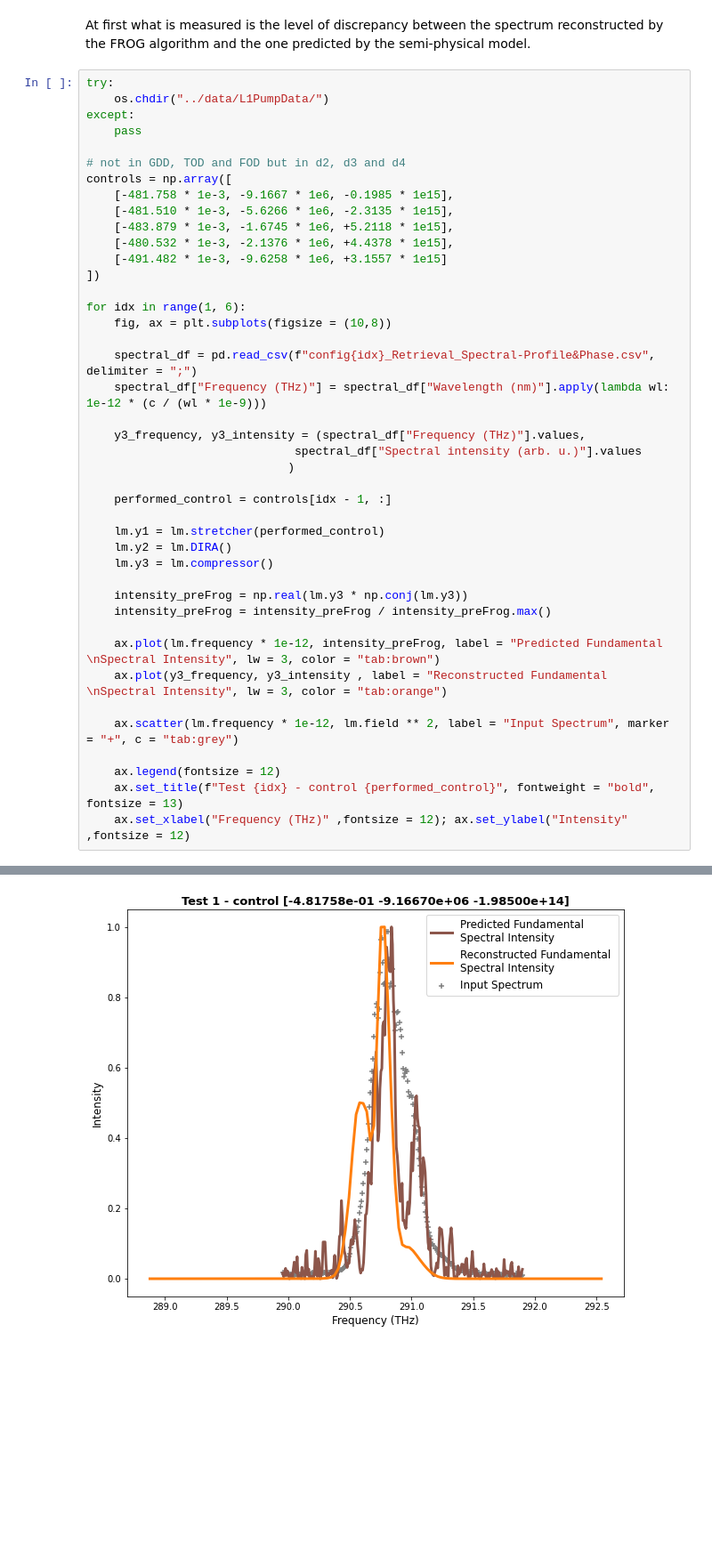
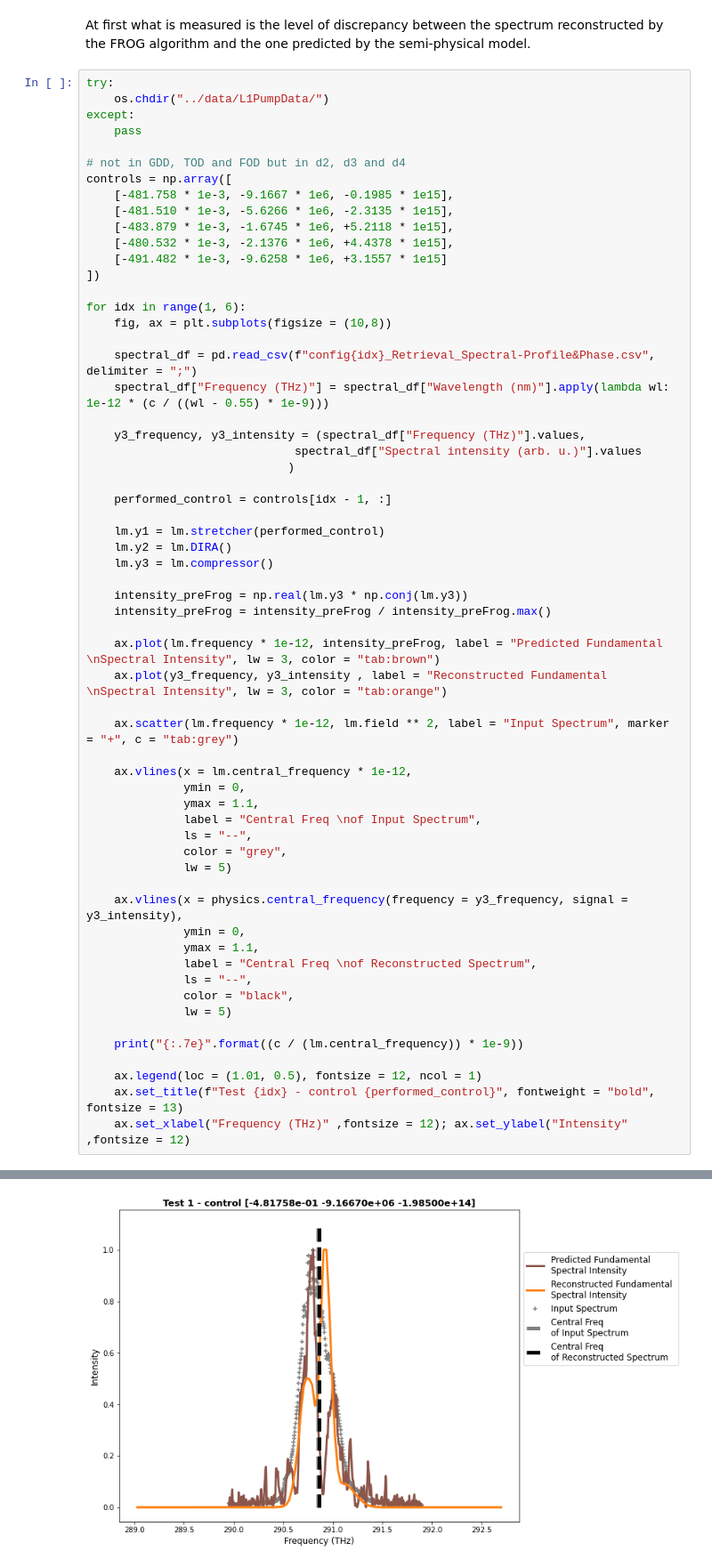
Before and after one commit to fracapuano/TempoRL, a Jupyter notebook: notebooks/ModelTesting.ipynb, the cells around one changed output, grey strips where cells are left out. Shown at 89% size. Saved outputs shown, nothing was run; the diff lists cells and outputs as text; blank space fills up the shorter version.

```diff
--- a/notebooks/ModelTesting.ipynb
+++ b/notebooks/ModelTesting.ipynb
@@ -77,7 +78,7 @@ for idx in range(1, 6):
     fig, ax = plt.subplots(figsize = (10,8))
 
     spectral_df = pd.read_csv(f"config{idx}_Retrieval_Spectral-Profile&Phase.csv", delimiter = ";")
-    spectral_df["Frequency (THz)"] = spectral_df["Wavelength (nm)"].apply(lambda wl: 1e-12 * (c / (wl * 1e-9)))
+    spectral_df["Frequency (THz)"] = spectral_df["Wavelength (nm)"].apply(lambda wl: 1e-12 * (c / ((wl - 0.55) * 1e-9)))
 
     y3_frequency, y3_intensity = (spectral_df["Frequency (THz)"].values,
                               spectral_df["Spectral intensity (arb. u.)"].values
@@ -97,7 +98,25 @@ for idx in range(1, 6):
 
     ax.scatter(lm.frequency * 1e-12, lm.field ** 2, label = "Input Spectrum", marker = "+", c = "tab:grey")
 
-    ax.legend(fontsize = 12)
+    ax.vlines(x = lm.central_frequency * 1e-12,
+              ymin = 0,
+              ymax = 1.1,
+              label = "Central Freq \nof Input Spectrum",
+              ls = "--",
+              color = "grey",
+              lw = 5)
+
+    ax.vlines(x = physics.central_frequency(frequency = y3_frequency, signal = y3_intensity),
+              ymin = 0,
+              ymax = 1.1,
+              label = "Central Freq \nof Reconstructed Spectrum",
+              ls = "--",
+              color = "black",
+              lw = 5)
+
+    print("{:.7e}".format((c / (lm.central_frequency)) * 1e-9))
+
+    ax.legend(loc = (1.01, 0.5), fontsize = 12, ncol = 1)
     ax.set_title(f"Test {idx} - control {performed_control}", fontweight = "bold", fontsize = 13)
     ax.set_xlabel("Frequency (THz)" ,fontsize = 12); ax.set_ylabel("Intensity" ,fontsize = 12)
 # %% [output]
@@ -104 +128 @@ for idx in range(1, 6):
-[figure, old version]
+[figure, new version]
```
Also changed, not shown: parts of 2 cells of this notebook.
